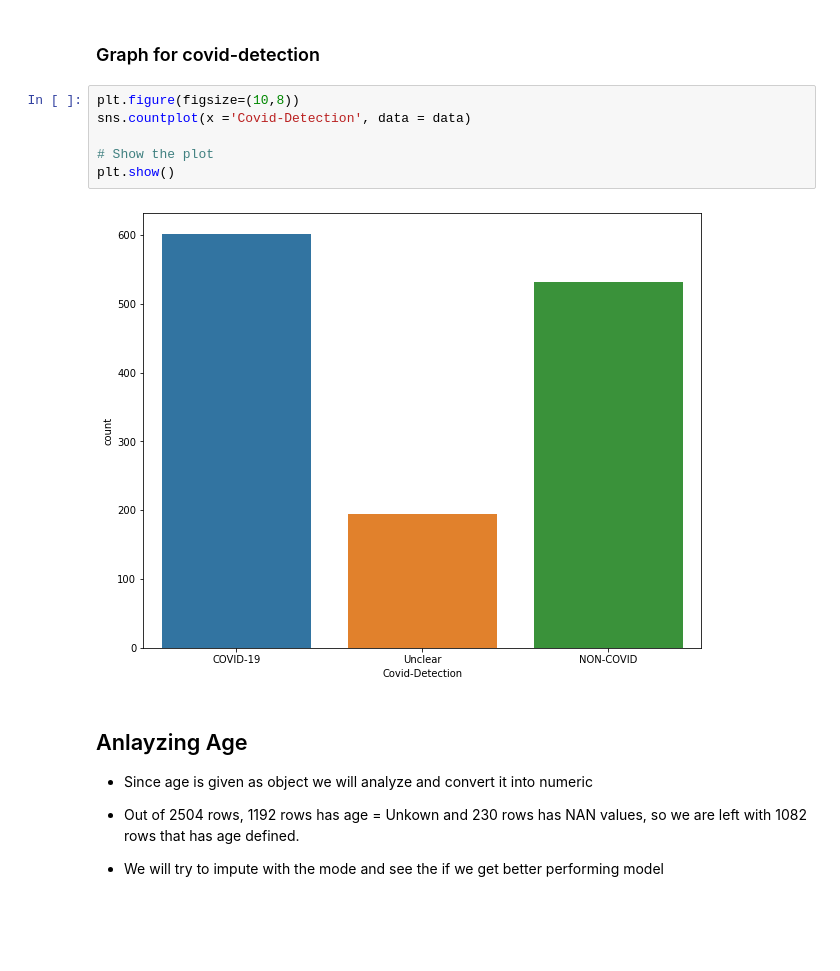
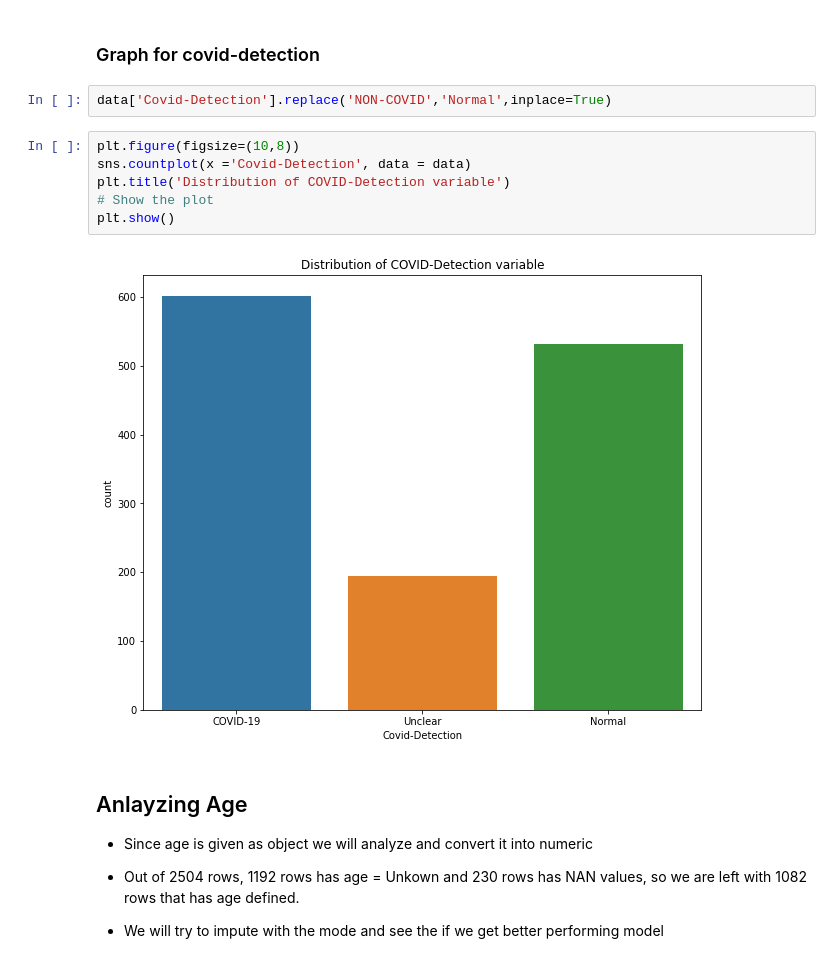
Before and after one commit to RashmiAPatel19/SMU-MSDS-CapstoneA, a Jupyter notebook: Code/RP_LA_Capstone_COVID.ipynb, the cells around one changed output. Cells and saved outputs as stored; diff of their text form; blank space fills up the shorter version.

```diff
--- a/Code/RP_LA_Capstone_COVID.ipynb
+++ b/Code/RP_LA_Capstone_COVID.ipynb
@@ -120,14 +140,16 @@ Unclear      194
 Name: Covid-Detection, dtype: int64
 # %% [markdown]
 ### Graph for covid-detection
+# %%
+data['Covid-Detection'].replace('NON-COVID','Normal',inplace=True)
 # %%
 plt.figure(figsize=(10,8))
 sns.countplot(x ='Covid-Detection', data = data)
-
+plt.title('Distribution of COVID-Detection variable')
 # Show the plot
 plt.show()
 # %% [output]
-[figure, old version]
+[figure, new version]
 # %% [markdown]
 ## Anlayzing Age
 
```
Also changed, not shown: parts of 30 cells of this notebook.
